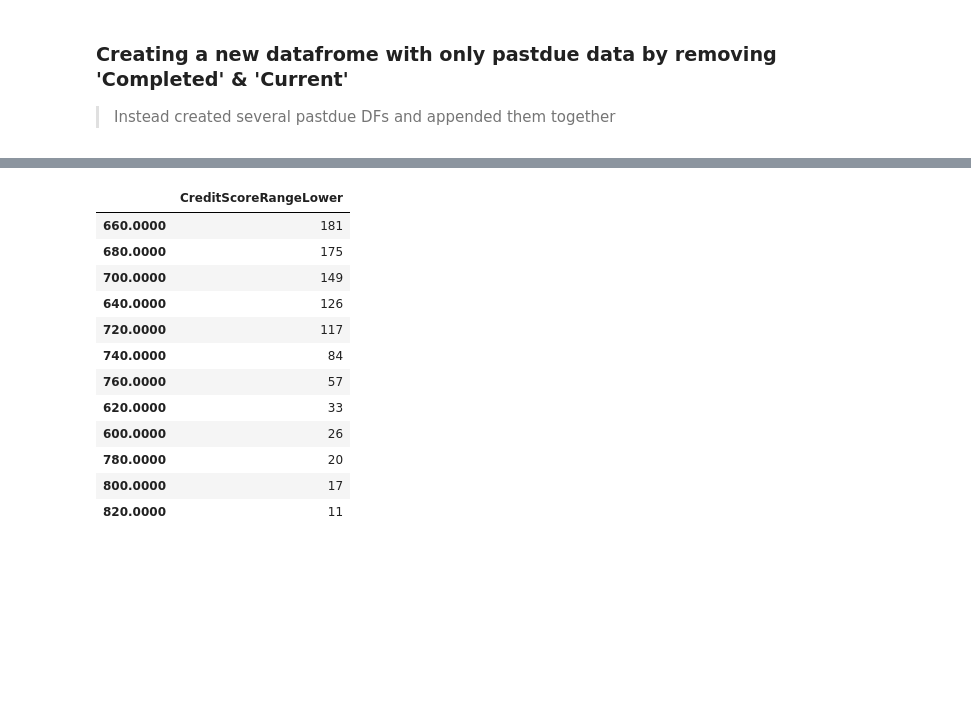
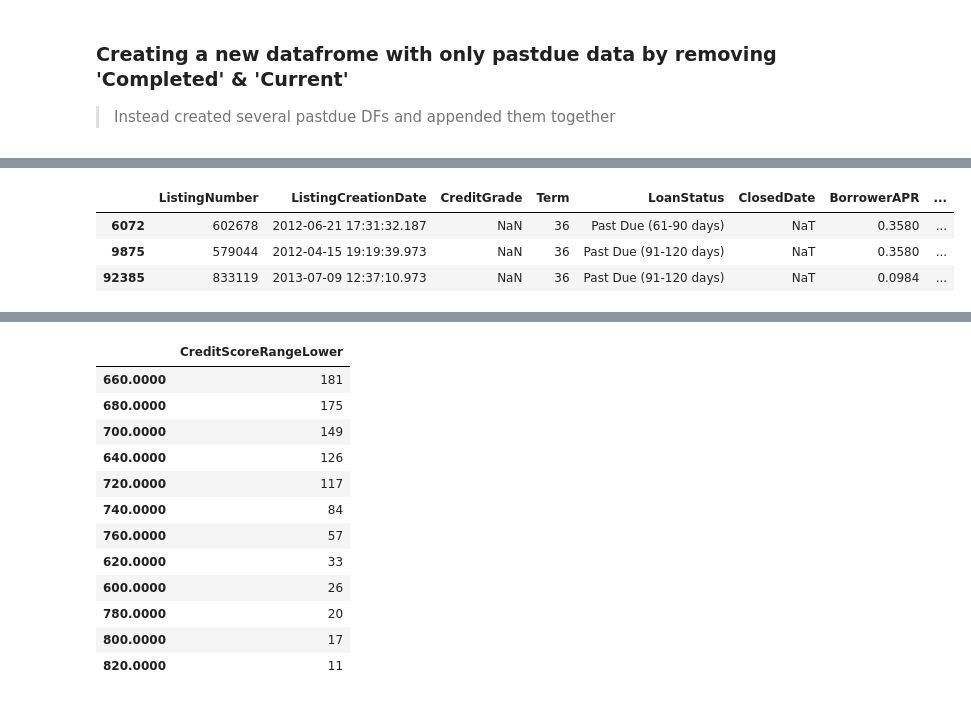
Before and after one commit to aaronremski/Visuals, a Jupyter notebook: prosperloan_extracode.ipynb, the cells around one changed output, grey strips where cells are left out. Drawn from its saved outputs; the diff is of its cells as text; code cells hidden in the pictures; blank space fills up the shorter version.

```diff
--- a/prosperloan_extracode.ipynb
+++ b/prosperloan_extracode.ipynb
@@ -290,0 +330,7 @@ loanDF3.sample(15)
+# %%
+all_past.sample(3)
+# %% [output]
+|  | ListingNumber | ListingCreationDate | CreditGrade | Term | LoanStatus | ClosedDate | BorrowerAPR | ... |
+| 6072 | 602678 | 2012-06-21 17:31:32.187 | NaN | 36 | Past Due (61-90 days) | NaT | 0.3580 | ... |
+| 9875 | 579044 | 2012-04-15 19:19:39.973 | NaN | 36 | Past Due (91-120 days) | NaT | 0.3580 | ... |
+| 92385 | 833119 | 2013-07-09 12:37:10.973 | NaN | 36 | Past Due (91-120 days) | NaT | 0.0984 | ... |
```
Also changed, not shown: parts of 23 cells of this notebook, 2 other files.
